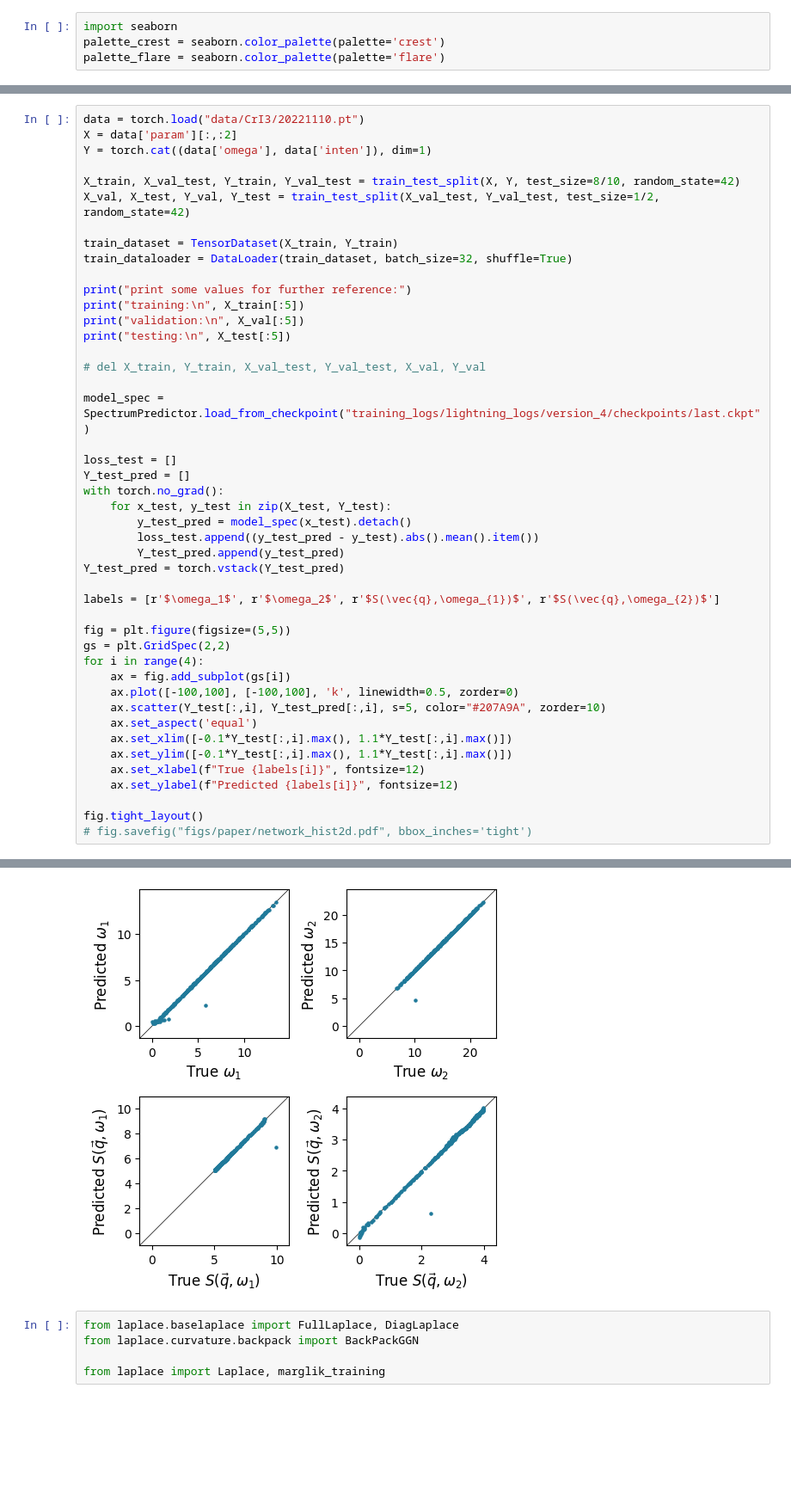
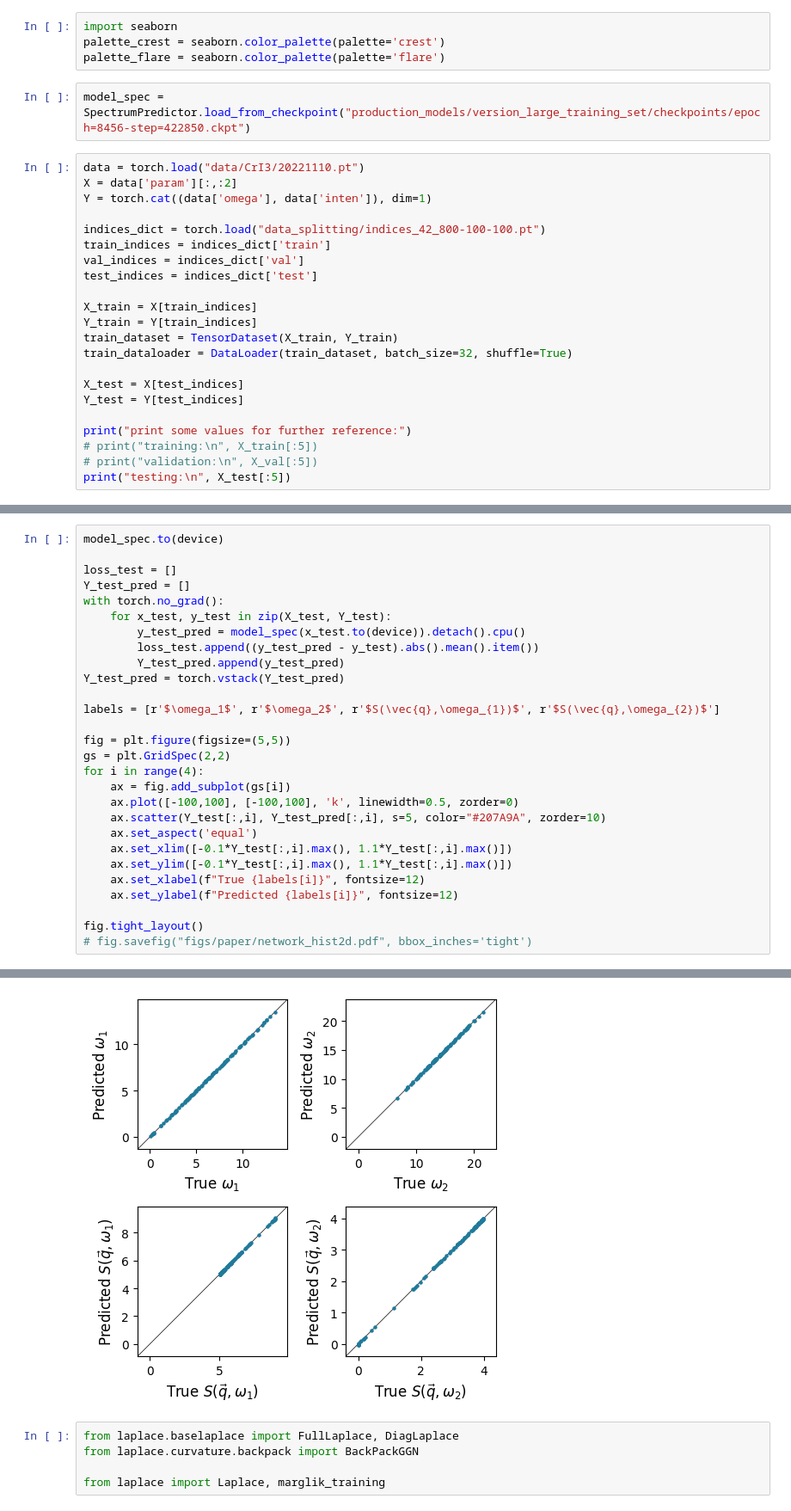
Before and after one commit to zhantaochen/ML-XPFS_Steering, a Jupyter notebook: bayesian_inference_EM_uncertain.ipynb, the cells around one changed output, grey strips where cells are left out. Shown at 86% size. Drawn from its saved outputs; the diff is of its cells as text; blank space fills up the shorter version.

```diff
--- a/bayesian_inference_EM_uncertain.ipynb
+++ b/bayesian_inference_EM_uncertain.ipynb
@@ -20,3 +22,27 @@ torch.set_default_dtype(torch.float64)
 import seaborn
 palette_crest = seaborn.color_palette(palette='crest')
 palette_flare = seaborn.color_palette(palette='flare')
+# %%
+model_spec = SpectrumPredictor.load_from_checkpoint("production_models/version_large_training_set/checkpoints/epoch=8456-step=422850.ckpt")
+# %%
+data = torch.load("data/CrI3/20221110.pt")
+X = data['param'][:,:2]
+Y = torch.cat((data['omega'], data['inten']), dim=1)
+
+indices_dict = torch.load("data_splitting/indices_42_800-100-100.pt")
+train_indices = indices_dict['train']
+val_indices = indices_dict['val']
+test_indices = indices_dict['test']
+
+X_train = X[train_indices]
+Y_train = Y[train_indices]
+train_dataset = TensorDataset(X_train, Y_train)
+train_dataloader = DataLoader(train_dataset, batch_size=32, shuffle=True)
+
+X_test = X[test_indices]
+Y_test = Y[test_indices]
+
+print("print some values for further reference:")
+# print("training:\n", X_train[:5])
+# print("validation:\n", X_val[:5])
+print("testing:\n", X_test[:5])
@@ -23,28 +57,11 @@ palette_flare = seaborn.color_palette(palette='flare')
 # %%
-data = torch.load("data/CrI3/20221110.pt")
-X = data['param'][:,:2]
-Y = torch.cat((data['omega'], data['inten']), dim=1)
-
-X_train, X_val_test, Y_train, Y_val_test = train_test_split(X, Y, test_size=8/10, random_state=42)
-X_val, X_test, Y_val, Y_test = train_test_split(X_val_test, Y_val_test, test_size=1/2, random_state=42)
-
-train_dataset = TensorDataset(X_train, Y_train)
-train_dataloader = DataLoader(train_dataset, batch_size=32, shuffle=True)
-
-print("print some values for further reference:")
-print("training:\n", X_train[:5])
-print("validation:\n", X_val[:5])
-print("testing:\n", X_test[:5])
-
-# del X_train, Y_train, X_val_test, Y_val_test, X_val, Y_val
-
-model_spec = SpectrumPredictor.load_from_checkpoint("training_logs/lightning_logs/version_4/checkpoints/last.ckpt")
+model_spec.to(device)
 
 loss_test = []
 Y_test_pred = []
 with torch.no_grad():
     for x_test, y_test in zip(X_test, Y_test):
-        y_test_pred = model_spec(x_test).detach()
+        y_test_pred = model_spec(x_test.to(device)).detach().cpu()
         loss_test.append((y_test_pred - y_test).abs().mean().item())
         Y_test_pred.append(y_test_pred)
 Y_test_pred = torch.vstack(Y_test_pred)
@@ -89,4 +86,4 @@ testing:
-[figure, old version]
+[figure, new version]
 # %%
 from laplace.baselaplace import FullLaplace, DiagLaplace
 from laplace.curvature.backpack import BackPackGGN
```
Also changed, not shown: parts of 25 cells of this notebook, 11 other files.
